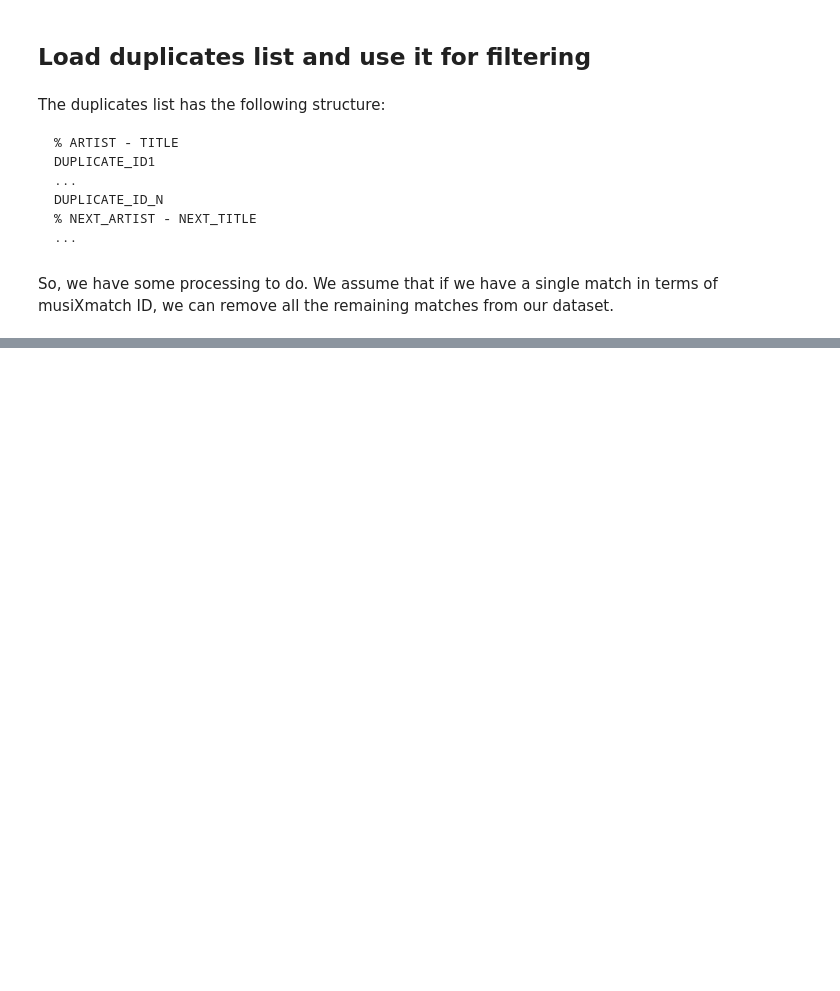
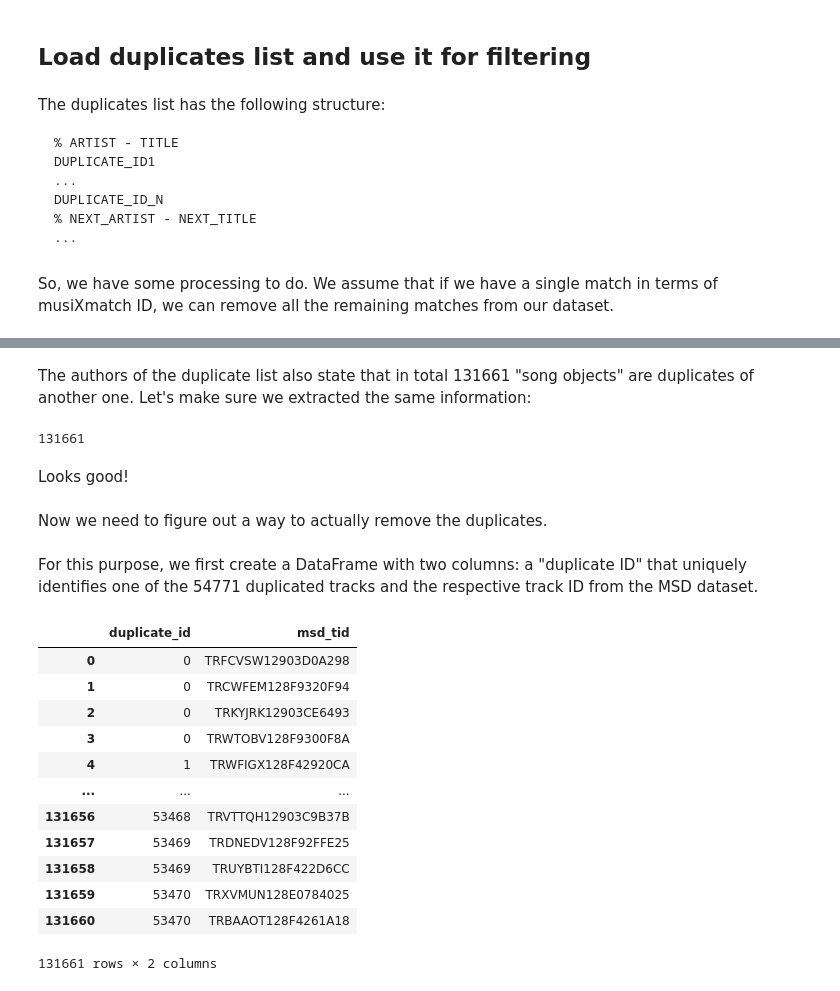
Before and after one commit to Sejmou/tuwien-nlp-2022w-group12, a Jupyter notebook: mxm-msd-merge.ipynb, the cells around one changed output, grey strips where cells are left out. Drawn from its saved outputs; the diff is of its cells as text; code cells hidden in the pictures; blank space fills up the shorter version.

```diff
--- a/mxm-msd-merge.ipynb
+++ b/mxm-msd-merge.ipynb
@@ -9,2 +21,6 @@ import pandas as pd
+# %%
+data_dir = "data"
+if not os.path.exists(data_dir):
+  os.mkdir(data_dir)
 # %% [markdown]
 ## Load mapping of MSD IDs to musiXmatch IDs
@@ -87,0 +139,31 @@ with open("data/msd_duplicates.txt") as f:
+# %% [markdown]
+The authors of the duplicate list also state that in total 131661 "song objects" are duplicates of another one. Let's make sure we extracted the same information:
+# %%
+sum([len(track_ids) for track_ids in duplicated_tracks])
+# %% [output]
+131661
+# %% [markdown]
+Looks good!
+# %% [markdown]
+Now we need to figure out a way to actually remove the duplicates.
+# %% [markdown]
+For this purpose, we first create a DataFrame with two columns: a "duplicate ID" that uniquely identifies one of the 54771 duplicated tracks and the respective track ID from the MSD dataset.
+# %%
+dups_and_tracks = [[(i, track_id) for track_id in track_ids] for (i, track_ids) in enumerate(duplicated_tracks)]
+dups_and_tracks_flat = [item for dup_and_tracks in dups_and_tracks for item in dup_and_tracks]
+dup_mapping = pd.DataFrame(dups_and_tracks_flat, columns=["duplicate_id", "msd_tid"])
+dup_mapping
+# %% [output]
+|  | duplicate_id | msd_tid |
+| 0 | 0 | TRFCVSW12903D0A298 |
+| 1 | 0 | TRCWFEM128F9320F94 |
+| 2 | 0 | TRKYJRK12903CE6493 |
+| 3 | 0 | TRWTOBV128F9300F8A |
+| 4 | 1 | TRWFIGX128F42920CA |
+| ... | ... | ... |
+| 131656 | 53468 | TRVTTQH12903C9B37B |
+| 131657 | 53469 | TRDNEDV128F92FFE25 |
+| 131658 | 53469 | TRUYBTI128F422D6CC |
+| 131659 | 53470 | TRXVMUN128E0784025 |
+| 131660 | 53470 | TRBAAOT128F4261A18 |
+131661 rows × 2 columns
```
Also changed, not shown: parts of 22 cells of this notebook.
